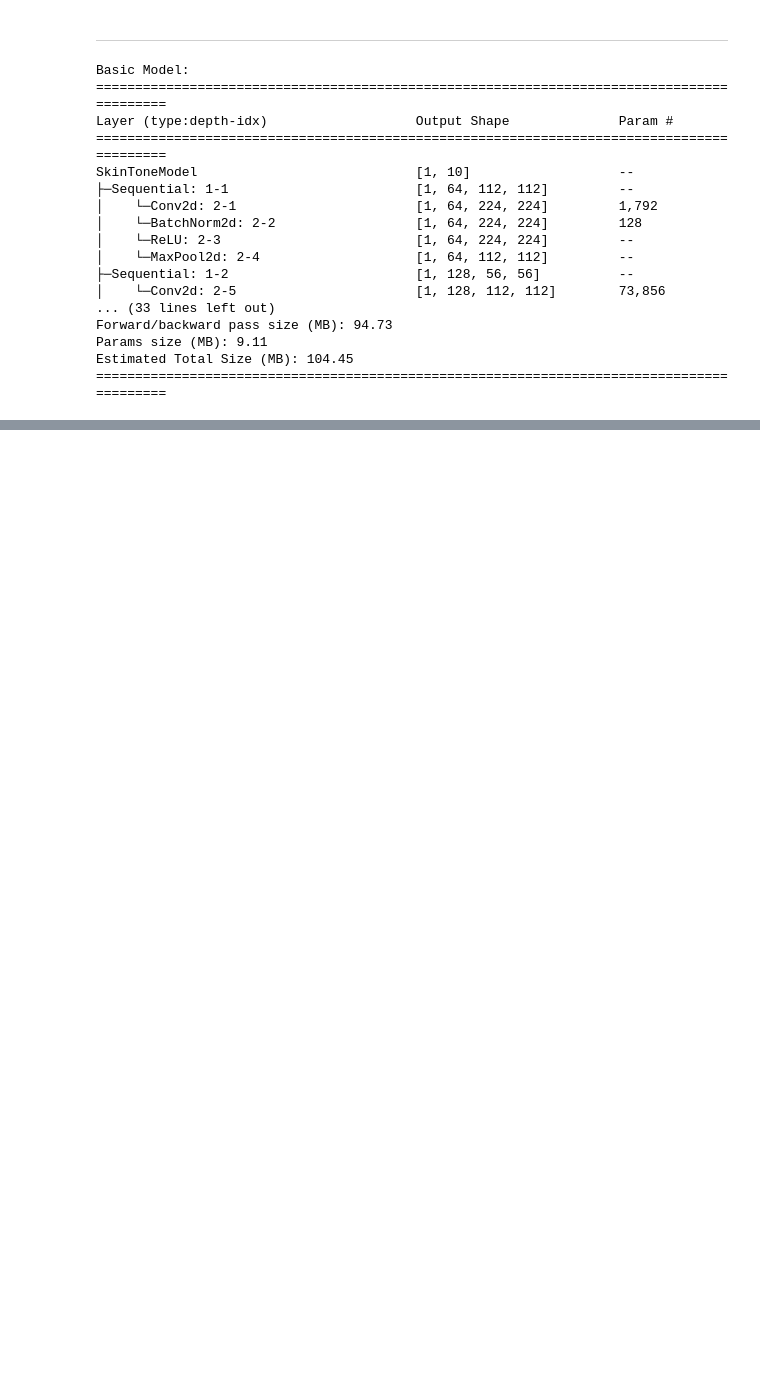
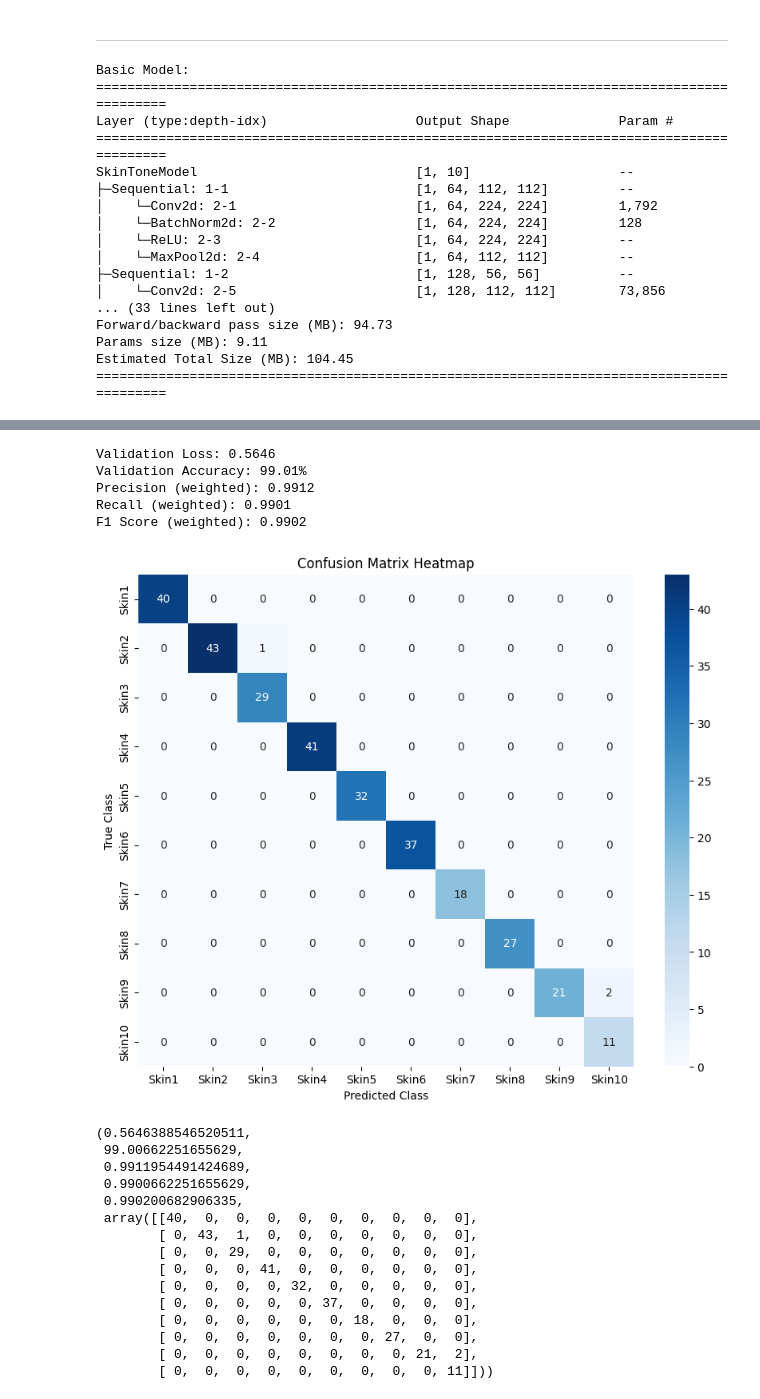
Before and after one commit to thecoderwithHat/Skin_tone-detector-and-makeup-recommender, a Jupyter notebook: notebook5d95578c5e.ipynb, the cells around one changed output, grey strips where cells are left out. Cells and saved outputs as stored; diff of their text form; code cells hidden in the pictures; blank space fills up the shorter version.

```diff
--- a/notebook5d95578c5e.ipynb
+++ b/notebook5d95578c5e.ipynb
@@ -483,7 +499,7 @@ train_losses = []
 val_losses = []
 train_accuracies = []
 val_accuracies = []
-num_epochs = 50
+num_epochs = 20
 for epoch in range(num_epochs):
     train_loss, train_acc = train_one_epoch(model, train_loader, criterion, optimizer, device)
     val_loss, val_acc = validate(model, val_loader, criterion, device)
@@ -789,3 +822,77 @@ print(f'Final model performance - Validation Loss: {final_val_loss:.4f}, Validat
+# %%
+import seaborn as sns
+def evaluate_model(model, dataloader, criterion, device, class_names=None):
+    model.eval()
+    running_loss = 0.0
+    all_labels = []
+    all_preds = []
+
+    with torch.no_grad():
+        for inputs, labels in dataloader:
+            inputs, labels = inputs.to(device, non_blocking=True), labels.to(device, non_blocking=True)
+            outputs = model(inputs)
+            loss = criterion(outputs, labels)
+            running_loss += loss.item() * inputs.size(0)
+
+            preds = outputs.argmax(dim=1)
+            all_labels.append(labels.cpu())
+            all_preds.append(preds.cpu())
+
+    all_labels = torch.cat(all_labels).numpy()
+    all_preds = torch.cat(all_preds).numpy()
+
+    val_loss = running_loss / len(dataloader.dataset)
+    val_acc = 100.0 * (all_preds == all_labels).sum() / len(all_labels)
+
+    precision = precision_score(all_labels, all_preds, average='weighted', zero_division=0)
+    recall = recall_score(all_labels, all_preds, average='weighted', zero_division=0)
+    f1 = f1_score(all_labels, all_preds, average='weighted', zero_division=0)
+    conf_matrix = confusion_matrix(all_labels, all_preds)
+
+    # Print metrics
+    print(f"Validation Loss: {val_loss:.4f}")
+    print(f"Validation Accuracy: {val_acc:.2f}%")
+    print(f"Precision (weighted): {precision:.4f}")
+    print(f"Recall (weighted): {recall:.4f}")
+    print(f"F1 Score (weighted): {f1:.4f}")
+
+    # Plot confusion matrix as heatmap
+    plt.figure(figsize=(10,8))
+    sns.heatmap(conf_matrix, annot=True, fmt='d', cmap='Blues',
+                xticklabels=class_names, yticklabels=class_names)
+    plt.xlabel("Predicted Class")
+    plt.ylabel("True Class")
+    plt.title("Confusion Matrix Heatmap")
+    plt.show()
+
+    return val_loss, val_acc, precision, recall, f1, conf_matrix
+
+# Optional: give class names for better visualization
+class_names = ['Skin1','Skin2','Skin3','Skin4','Skin5','Skin6','Skin7','Skin8','Skin9','Skin10']
+
+evaluate_model(model, val_loader, criterion, device, class_names)
+# %% [output]
+Validation Loss: 0.5646
+Validation Accuracy: 99.01%
+Precision (weighted): 0.9912
+Recall (weighted): 0.9901
+F1 Score (weighted): 0.9902
+[figure, added]
+(0.5646388546520511,
+ 99.00662251655629,
+ 0.9911954491424689,
+ 0.9900662251655629,
+ 0.990200682906335,
+ array([[40,  0,  0,  0,  0,  0,  0,  0,  0,  0],
+        [ 0, 43,  1,  0,  0,  0,  0,  0,  0,  0],
+        [ 0,  0, 29,  0,  0,  0,  0,  0,  0,  0],
+        [ 0,  0,  0, 41,  0,  0,  0,  0,  0,  0],
+        [ 0,  0,  0,  0, 32,  0,  0,  0,  0,  0],
+        [ 0,  0,  0,  0,  0, 37,  0,  0,  0,  0],
+        [ 0,  0,  0,  0,  0,  0, 18,  0,  0,  0],
+        [ 0,  0,  0,  0,  0,  0,  0, 27,  0,  0],
+        [ 0,  0,  0,  0,  0,  0,  0,  0, 21,  2],
+        [ 0,  0,  0,  0,  0,  0,  0,  0,  0, 11]]))
 # %%
 # Plot Loss Curve
 plt.figure(figsize=(10, 5))
```
Also changed, not shown: parts of 17 cells of this notebook.
